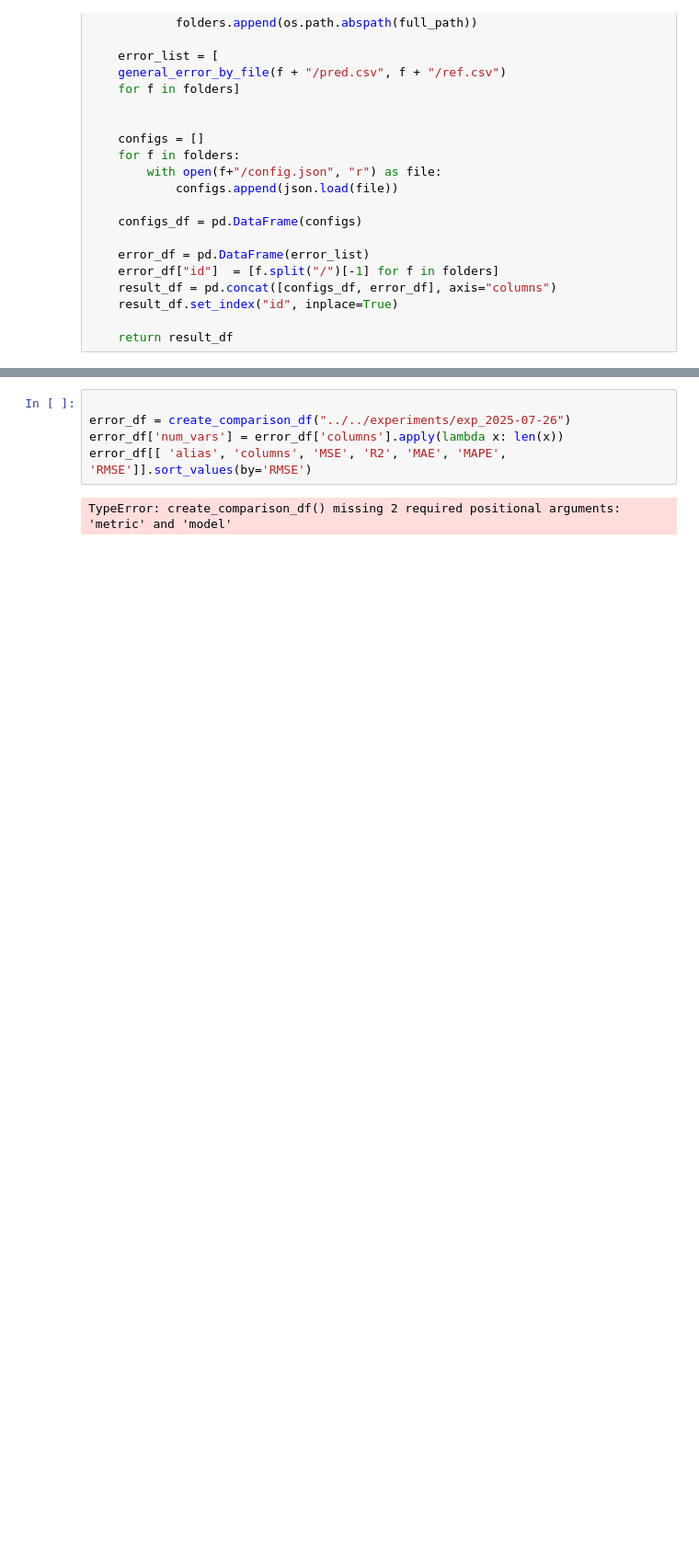
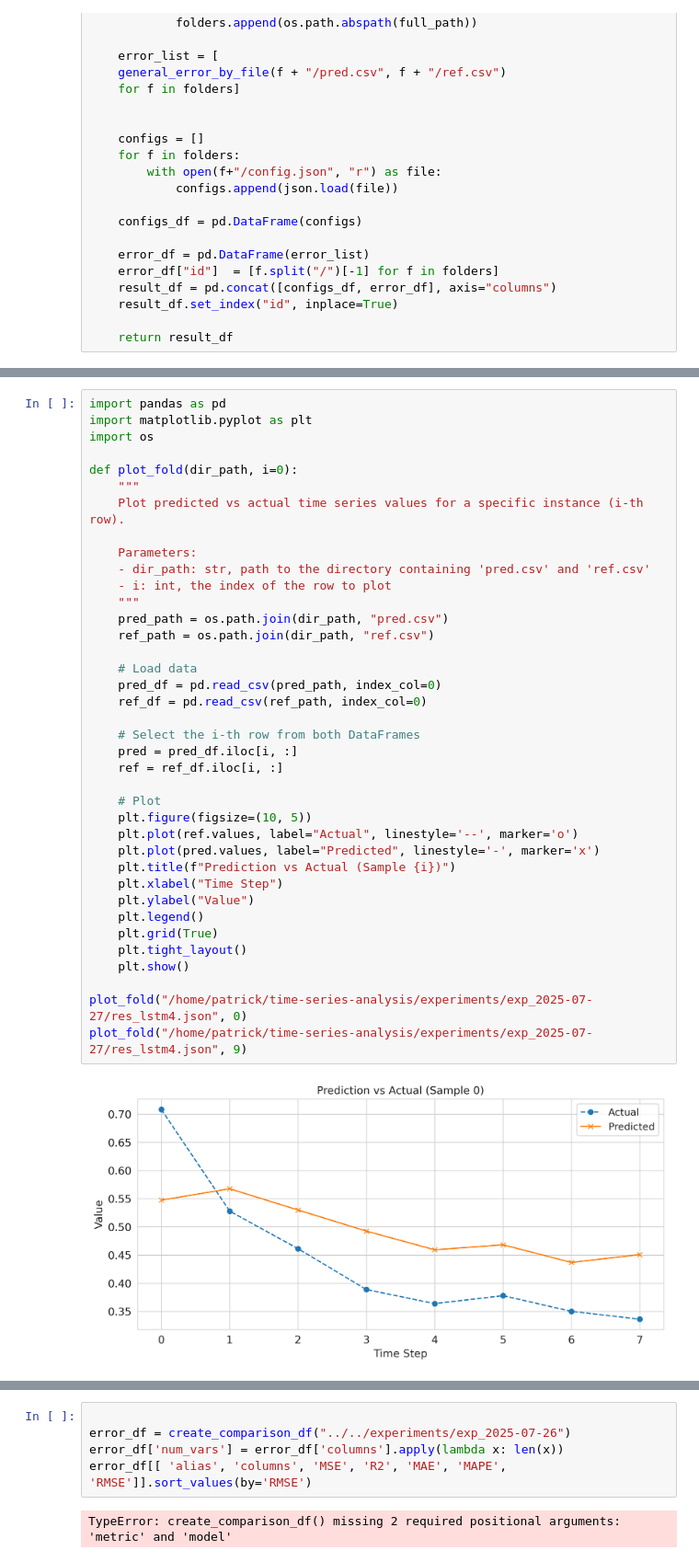
Before and after one commit to Patrick448/time-series-analysis, a Jupyter notebook: Notebooks/Part 2/crossv_error_study.ipynb, the cells around one changed output, grey strips where cells are left out. Shown at 92% size. Cells and saved outputs as stored; diff of their text form; blank space fills up the shorter version.

```diff
--- a/Notebooks/Part 2/crossv_error_study.ipynb
+++ b/Notebooks/Part 2/crossv_error_study.ipynb
@@ -361,0 +369,40 @@ pd.DataFrame(errors, columns=["mse", "r2", "rmse", "mae", "mape"])['rmse'].plot(
+# %%
+import pandas as pd
+import matplotlib.pyplot as plt
+import os
+
+def plot_fold(dir_path, i=0):
+    """
+    Plot predicted vs actual time series values for a specific instance (i-th row).
+
+    Parameters:
+    - dir_path: str, path to the directory containing 'pred.csv' and 'ref.csv'
+    - i: int, the index of the row to plot
+    """
+    pred_path = os.path.join(dir_path, "pred.csv")
+    ref_path = os.path.join(dir_path, "ref.csv")
+
+    # Load data
+    pred_df = pd.read_csv(pred_path, index_col=0)
+    ref_df = pd.read_csv(ref_path, index_col=0)
+
+    # Select the i-th row from both DataFrames
+    pred = pred_df.iloc[i, :]
+    ref = ref_df.iloc[i, :]
+
+    # Plot
+    plt.figure(figsize=(10, 5))
+    plt.plot(ref.values, label="Actual", linestyle='--', marker='o')
+    plt.plot(pred.values, label="Predicted", linestyle='-', marker='x')
+    plt.title(f"Prediction vs Actual (Sample {i})")
+    plt.xlabel("Time Step")
+    plt.ylabel("Value")
+    plt.legend()
+    plt.grid(True)
+    plt.tight_layout()
+    plt.show()
+
+plot_fold("/home/patrick/time-series-analysis/experiments/exp_2025-07-27/res_lstm4.json", 0)
+plot_fold("/home/patrick/time-series-analysis/experiments/exp_2025-07-27/res_lstm4.json", 9)
+# %% [output]
+[figure, added]
```
Also changed, not shown: parts of 17 cells of this notebook.
